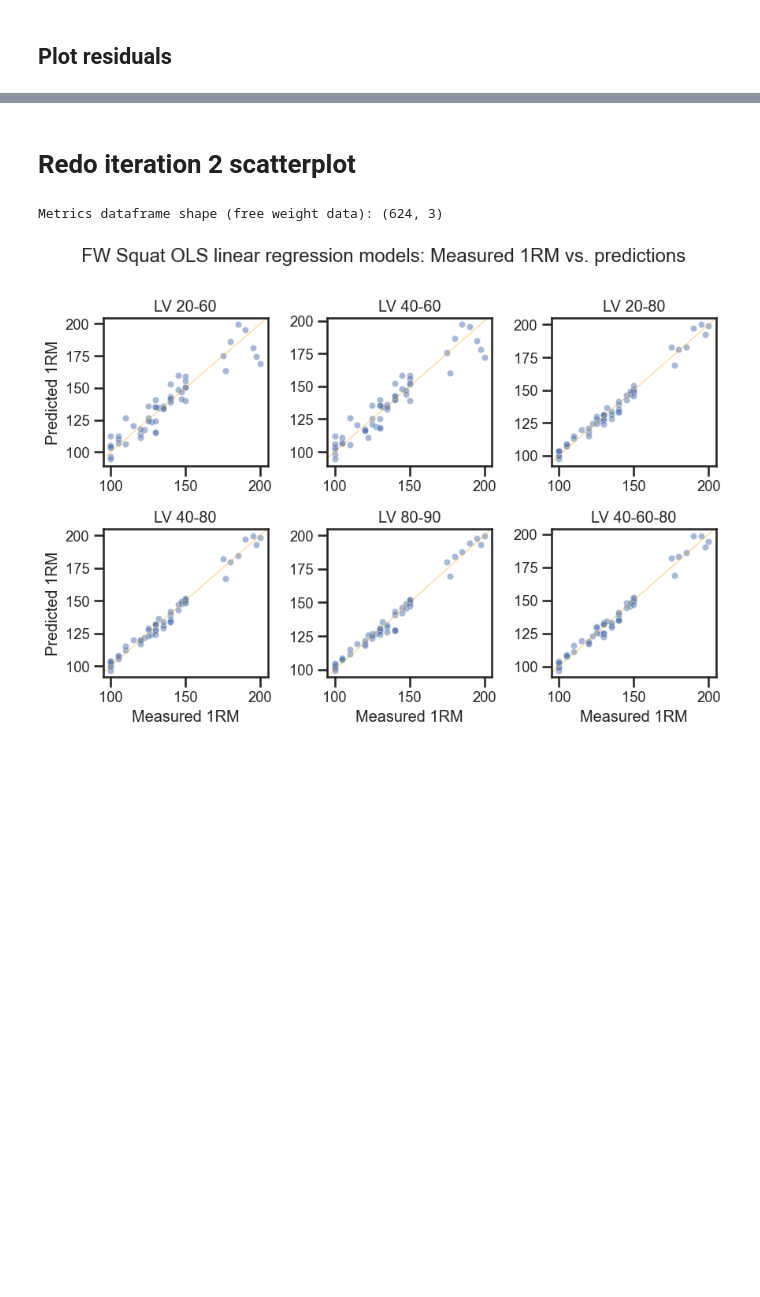
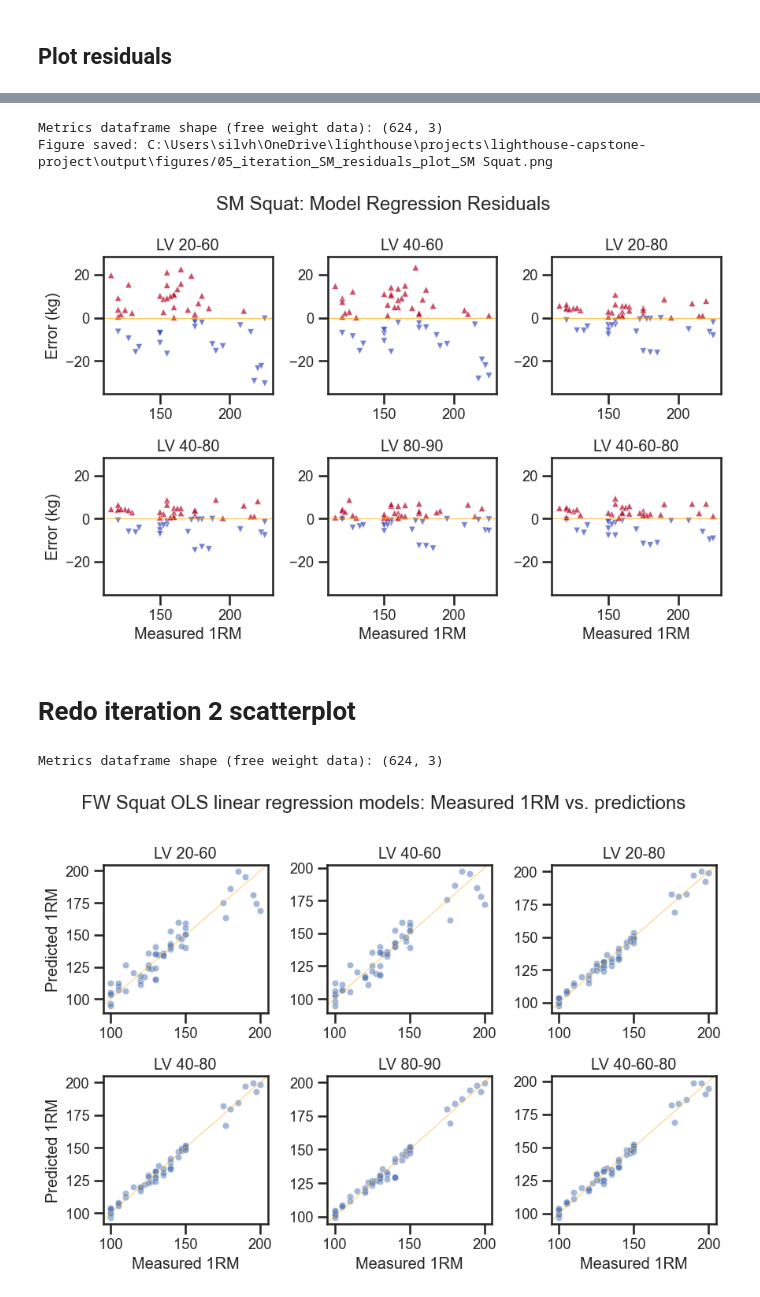
Before and after one commit to silvhua/lighthouse-capstone-project, a Jupyter notebook: notebooks/2022-12-06 figures.ipynb, the cells around one changed output, grey strips where cells are left out. Saved outputs shown, nothing was run; the diff lists cells and outputs as text; code cells hidden in the pictures; blank space fills up the shorter version.

```diff
--- a/notebooks/2022-12-06 figures.ipynb
+++ b/notebooks/2022-12-06 figures.ipynb
@@ -234,3 +234,7 @@ Dataframe shape:  (52, 11)
 | 2 | 140.399651 | 131.401621 | 126.308652 | 139.977943 | 132.989254 | 130.184262 | 131.717917 | 131.797101 | 129.706350 | ... |
 | 3 | 96.203405 | 99.806443 | 100.147420 | 97.947865 | 99.994711 | 99.201835 | 99.874664 | 100.491740 | 99.050226 | ... |
 | 4 | 158.985166 | 148.371223 | 149.126237 | 158.445948 | 151.315727 | 150.917899 | 149.612723 | 150.050525 | 151.511943 | ... |
+# %%
+predictions_sm5 = load_csv('05 iteration SM predictions.csv',
+    r'C:\Users\silvh\OneDrive\lighthouse\projects\lighthouse-capstone-project\output\predictions\Experiment 2', column1_as_index=True)
+predictions_sm5.head()
@@ -449,3 +472,11 @@ Figure saved: C:\Users\silvh\OneDrive\lighthouse\projects\lighthouse-capstone-pr
+# %%
+selected_models = ['LV 20-60', 'LV 40-60', 'LV 20-80', 'LV 40-80','LV 80-90', 'LV 40-60-80', 'Measured']
+residual_plot2_sm = plot_residuals2(predictions_sm5[selected_models],
+    title='SM Squat', context='talk', pickle_name='05_iteration_SM')
+# %% [output]
+Metrics dataframe shape (free weight data): (624, 3)
+Figure saved: C:\Users\silvh\OneDrive\lighthouse\projects\lighthouse-capstone-project\output\figures/05_iteration_SM_residuals_plot_SM Squat.png
+[figure, added]
 # %% [markdown]
 # Redo iteration 2 scatterplot
 # %%
```
Also changed, not shown: parts of 10 cells of this notebook.
